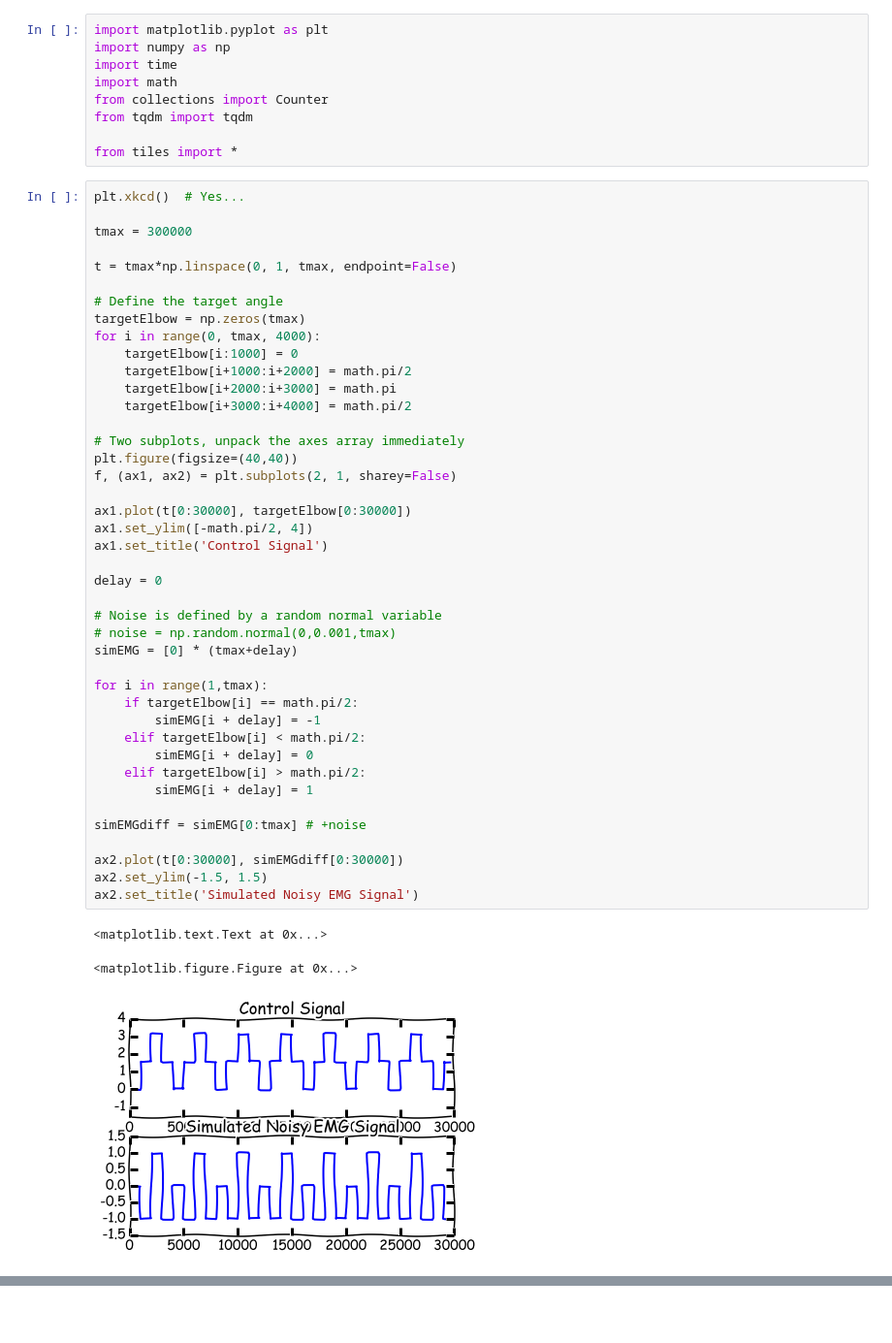
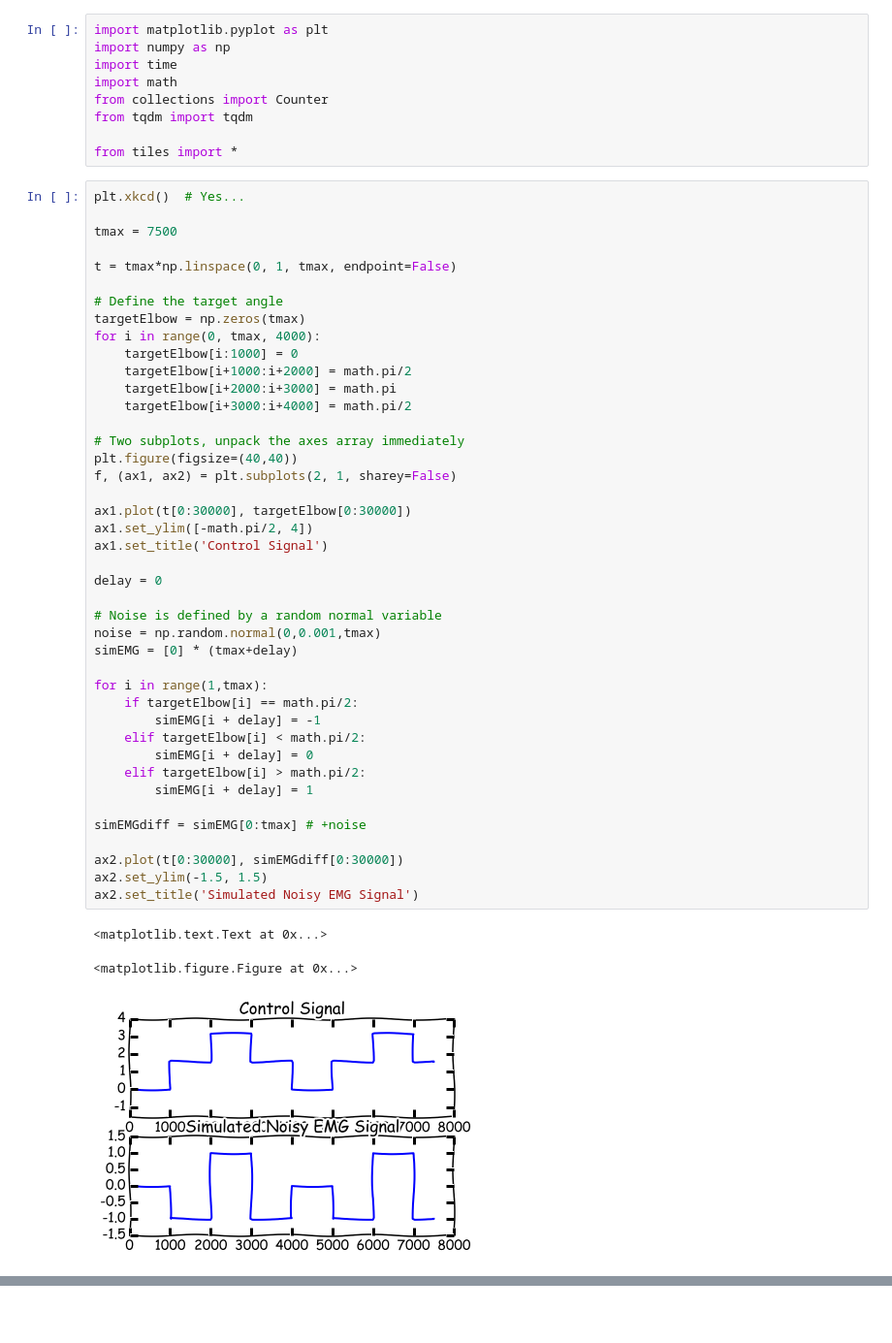
Before and after one commit to korymath/ContinuousTimeActorCritic, a Jupyter notebook: ContNatActorCritic_demo.ipynb, the cells around one changed output, grey strips where cells are left out. Shown at 97% size. Drawn from its saved outputs; the diff is of its cells as text.

```diff
--- a/ContNatActorCritic_demo.ipynb
+++ b/ContNatActorCritic_demo.ipynb
@@ -12,7 +12,7 @@ from tiles import *
 # %%
 plt.xkcd()  # Yes...
 
-tmax = 300000
+tmax = 7500
 
 t = tmax*np.linspace(0, 1, tmax, endpoint=False)
 
@@ -26,35 +26,35 @@ for i in range(0, tmax, 4000):
 
 # Two subplots, unpack the axes array immediately
 plt.figure(figsize=(40,40))
 f, (ax1, ax2) = plt.subplots(2, 1, sharey=False)
 
 ax1.plot(t[0:30000], targetElbow[0:30000])
 ax1.set_ylim([-math.pi/2, 4])
 ax1.set_title('Control Signal')
 
 delay = 0
 
 # Noise is defined by a random normal variable
-# noise = np.random.normal(0,0.001,tmax)
+noise = np.random.normal(0,0.001,tmax)
 simEMG = [0] * (tmax+delay)
 
 for i in range(1,tmax):
     if targetElbow[i] == math.pi/2:
         simEMG[i + delay] = -1
     elif targetElbow[i] < math.pi/2:
         simEMG[i + delay] = 0
     elif targetElbow[i] > math.pi/2:
         simEMG[i + delay] = 1
 
 simEMGdiff = simEMG[0:tmax] # +noise
 
 ax2.plot(t[0:30000], simEMGdiff[0:30000])
 ax2.set_ylim(-1.5, 1.5)
 ax2.set_title('Simulated Noisy EMG Signal')
 # %% [output]
 <matplotlib.text.Text at 0x...>
 <matplotlib.figure.Figure at 0x...>
-[figure, old version]
+[figure, new version]
 # %%
 # Implement a learning algorithm to try to fit the signal
 
```
Also changed, not shown: parts of 3 cells of this notebook, 4 other files.
